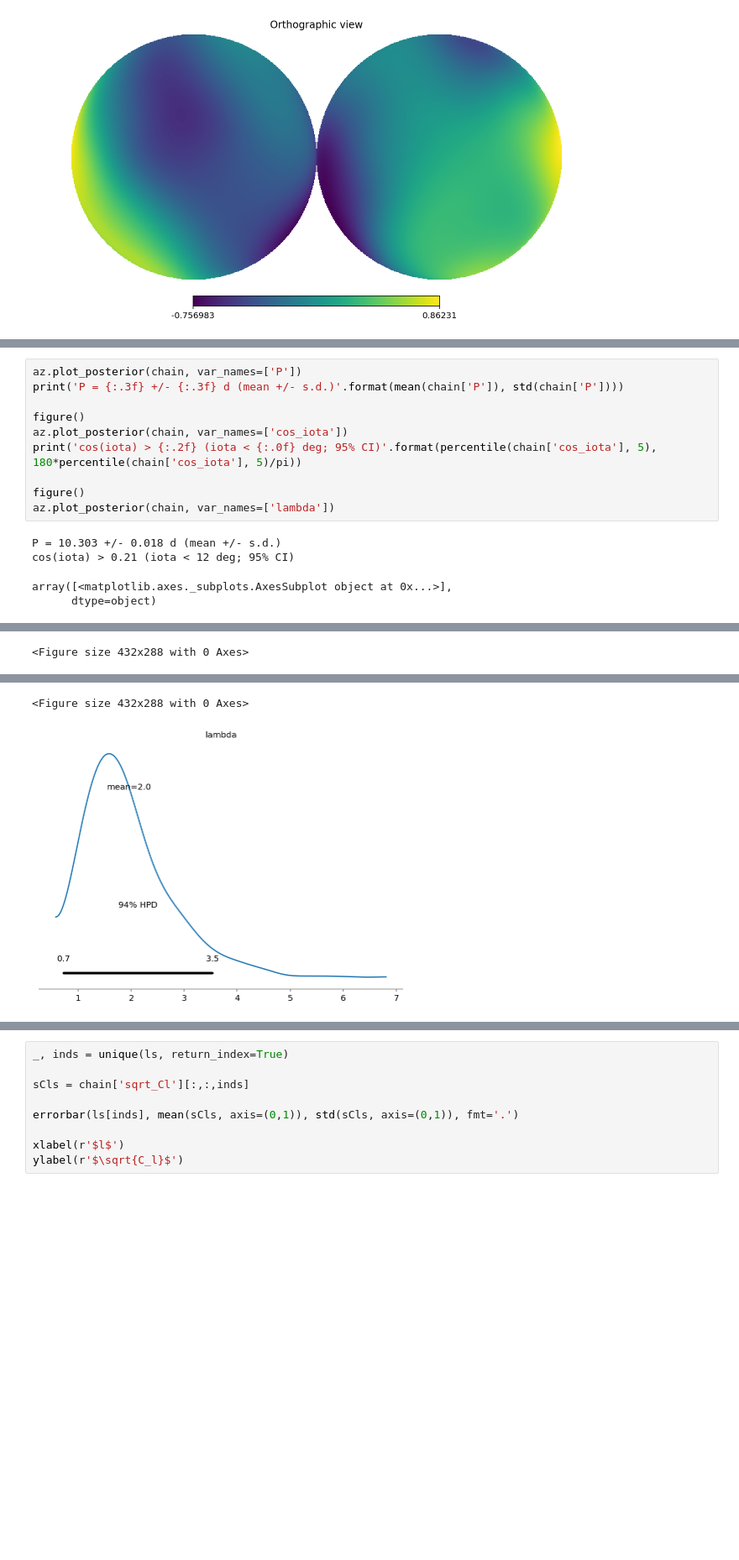
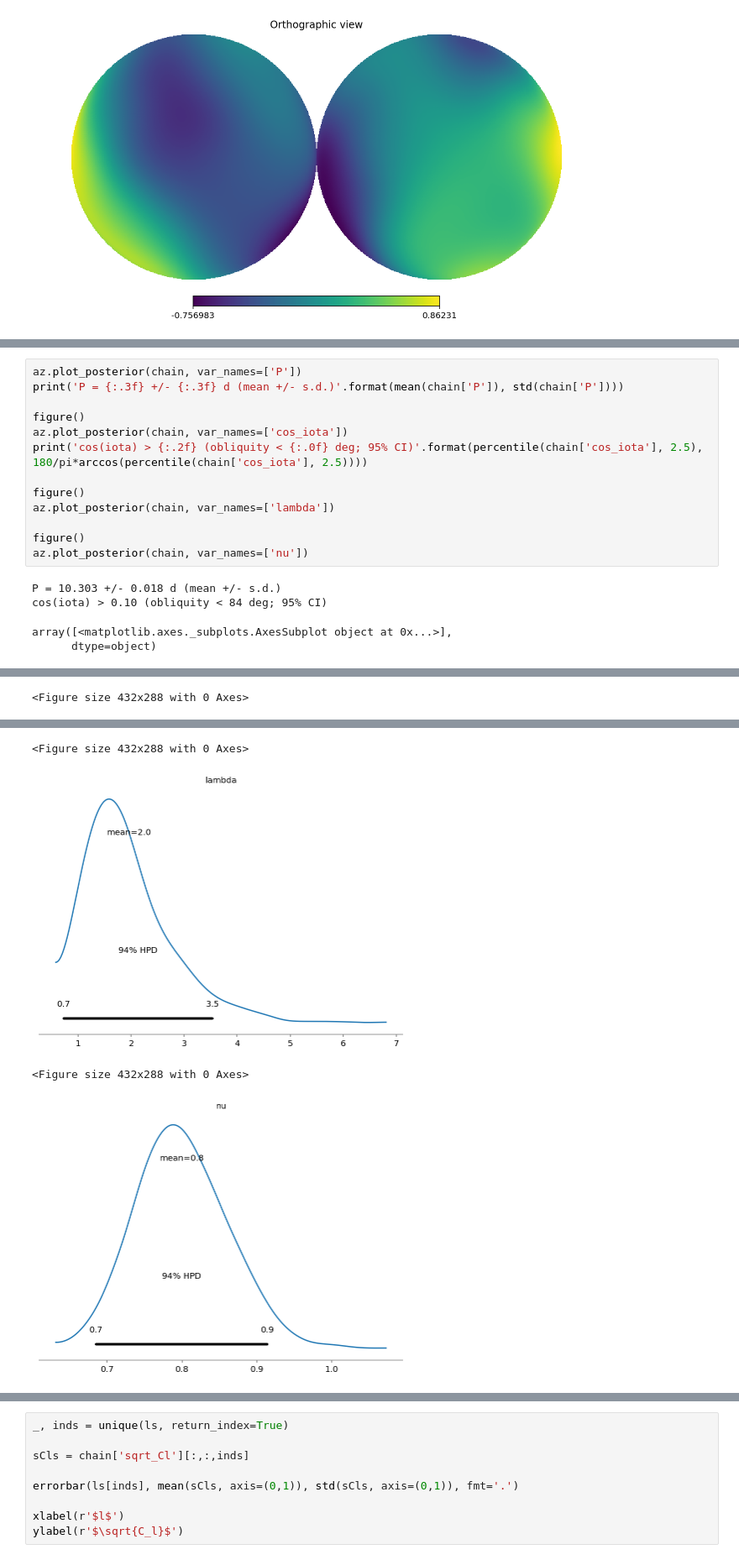
Before and after one commit to bfarr/exocartographer, a Jupyter notebook: stan/EMTest.ipynb, the cells around one changed output, grey strips where cells are left out. Shown at 84% size. Cells and saved outputs as stored; diff of their text form; blank space fills up the shorter version.

```diff
--- a/stan/EMTest.ipynb
+++ b/stan/EMTest.ipynb
@@ -326,21 +326,26 @@ Sigma is 0.000000 arcmin (0.000000 rad)
 # %%
 az.plot_posterior(chain, var_names=['P'])
 print('P = {:.3f} +/- {:.3f} d (mean +/- s.d.)'.format(mean(chain['P']), std(chain['P'])))
 
 figure()
 az.plot_posterior(chain, var_names=['cos_iota'])
-print('cos(iota) > {:.2f} (iota < {:.0f} deg; 95% CI)'.format(percentile(chain['cos_iota'], 5), 180*percentile(chain['cos_iota'], 5)/pi))
+print('cos(iota) > {:.2f} (obliquity < {:.0f} deg; 95% CI)'.format(percentile(chain['cos_iota'], 2.5), 180/pi*arccos(percentile(chain['cos_iota'], 2.5))))
 
 figure()
 az.plot_posterior(chain, var_names=['lambda'])
+
+figure()
+az.plot_posterior(chain, var_names=['nu'])
 # %% [output]
 P = 10.303 +/- 0.018 d (mean +/- s.d.)
-cos(iota) > 0.21 (iota < 12 deg; 95% CI)
+cos(iota) > 0.10 (obliquity < 84 deg; 95% CI)
 array([<matplotlib.axes._subplots.AxesSubplot object at 0x...>],
       dtype=object)
 [figure]
 <Figure size 432x288 with 0 Axes>
 [figure]
 <Figure size 432x288 with 0 Axes>
 [figure]
+<Figure size 432x288 with 0 Axes>
+[figure, added]
 # %% [markdown]
```
Also changed, not shown: parts of 4 cells of this notebook.
